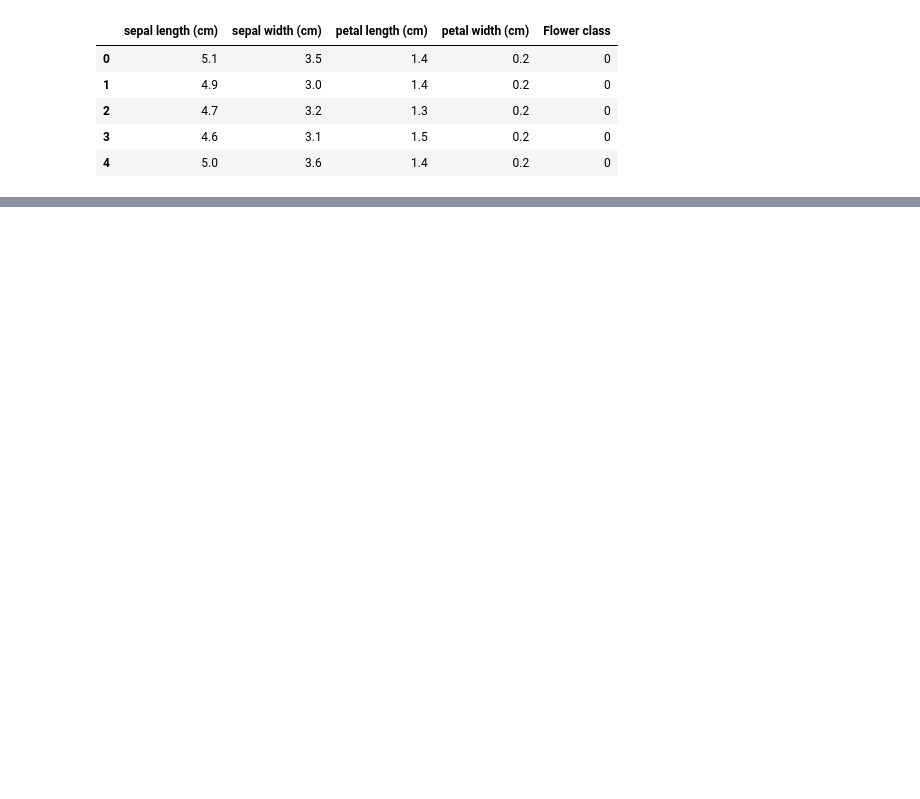
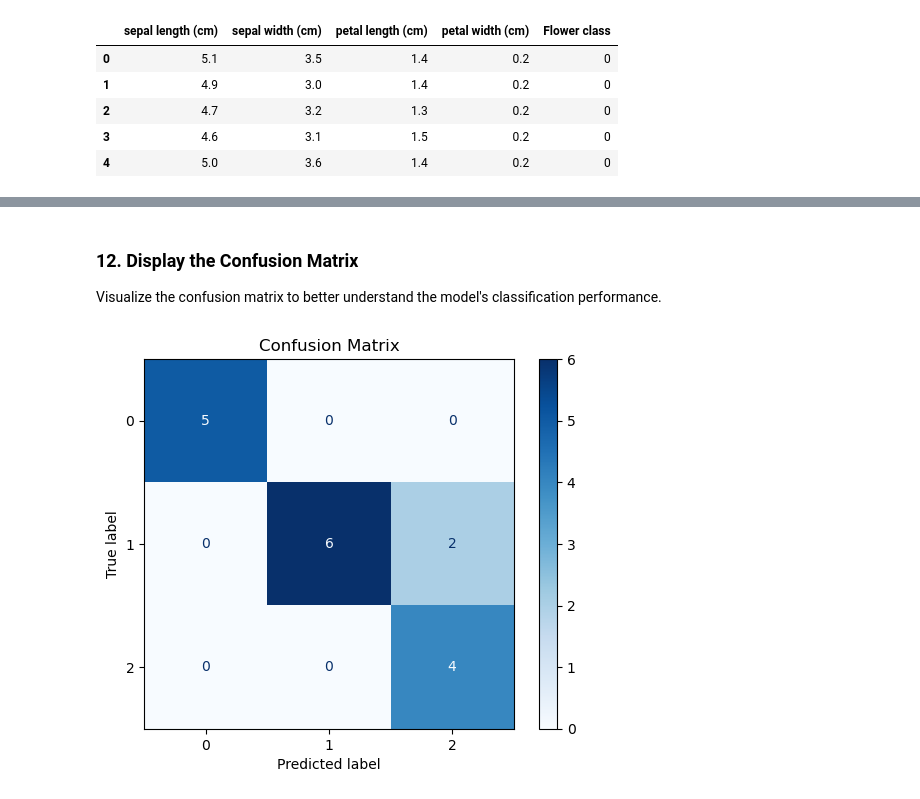
Before and after one commit to tonyreina/python_for_poets, a Jupyter notebook: python_final_2_of_2_scikit_learn.ipynb, the cells around one changed output, grey strips where cells are left out. Saved outputs shown, nothing was run; the diff lists cells and outputs as text; code cells hidden in the pictures; blank space fills up the shorter version.

```diff
--- a/python_final_2_of_2_scikit_learn.ipynb
+++ b/python_final_2_of_2_scikit_learn.ipynb
@@ -494,0 +162,4 @@ classifier_increment.score(X_validate, y_validate)
+# %%
+scaler = StandardScaler()
+X_train_s = scaler.fit_transform(X_train)
+X_test_s  = scaler.transform(X_test)
@@ -494,0 +180,9 @@ classifier_increment.score(X_validate, y_validate)
+# %%
+clf = SGDClassifier(
+    loss="log_loss",          # try "hinge" for linear SVM-style
+    learning_rate="adaptive",  # "invscaling", "constant" / "adaptive"
+    eta0=0.05,                # step size used for non-"optimal" schedules
+    alpha=1e-5,
+    random_state=816
+)
+inc = Incremental(clf)
@@ -494,0 +192,8 @@ classifier_increment.score(X_validate, y_validate)
+# %%
+classes = np.unique(ddf[target_label].compute())  # class list for partial_fit
+
+n_epochs = 1000
+for epoch in range(n_epochs):
+    inc.fit(X_train_s, y_train, classes=classes)
+    ddf_train = ddf_train.sample(frac=1.0, random_state=epoch)
+    print(f"Finished epoch {epoch+1}")
@@ -494,0 +221,6 @@ classifier_increment.score(X_validate, y_validate)
+# %%
+y_pred = inc.predict(X_test_s).compute()
+y_true = y_test.compute()
+
+print("Accuracy:", accuracy_score(y_true, y_pred))
+print(classification_report(y_true, y_pred))
@@ -494,0 +238,14 @@ classifier_increment.score(X_validate, y_validate)
+# %% [markdown]
+### 12. Display the Confusion Matrix
+Visualize the confusion matrix to better understand the model's classification performance.
+# %%
+from sklearn.metrics import ConfusionMatrixDisplay, confusion_matrix
+import matplotlib.pyplot as plt
+
+cm = confusion_matrix(y_true, y_pred)
+disp = ConfusionMatrixDisplay(confusion_matrix=cm)
+disp.plot(cmap=plt.cm.Blues)
+plt.title('Confusion Matrix')
+plt.show()
+# %% [output]
+[figure, added]
```
Also changed, not shown: parts of 57 cells of this notebook, 1 other file.
